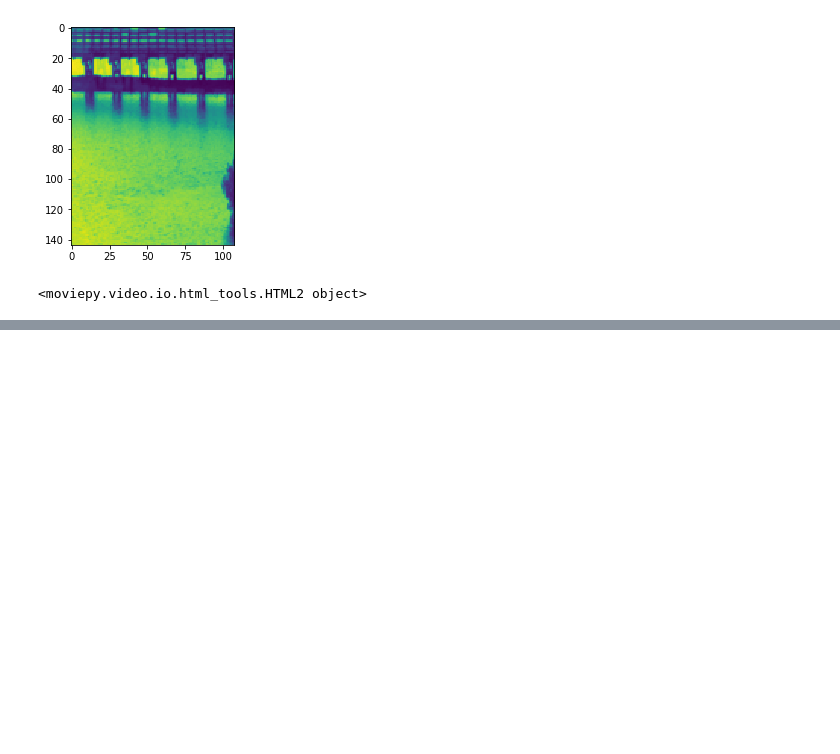
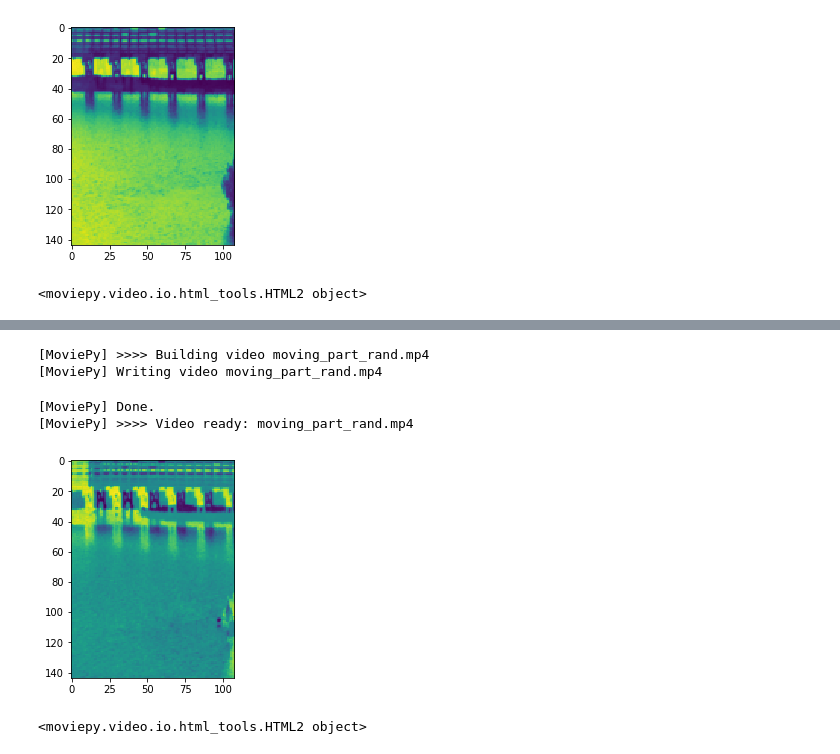
Before and after one commit to carriexu24/Background-Removal-with-SVD, a Jupyter notebook: Background Removal.ipynb, the cells around one changed output, grey strips where cells are left out. Drawn from its saved outputs; the diff is of its cells as text; code cells hidden in the pictures; blank space fills up the shorter version.

```diff
--- a/Background Removal.ipynb
+++ b/Background Removal.ipynb
@@ -133,0 +173,12 @@ mpe.VideoFileClip("background.mp4").subclip(0,10).ipython_display(width=300)
+# %%
+make_video(M - low_rank_rand, dims, "moving_part_rand")
+# %% [output]
+[MoviePy] >>>> Building video moving_part_rand.mp4
+[MoviePy] Writing video moving_part_rand.mp4
+[MoviePy] Done.
+[MoviePy] >>>> Video ready: moving_part_rand.mp4
+[figure, added]
+# %%
+mpe.VideoFileClip("moving_part_rand.mp4").subclip(0,10).ipython_display(width=300)
+# %% [output]
+<moviepy.video.io.html_tools.HTML2 object>
```
Also changed, not shown: parts of 15 cells of this notebook, 1 other file.
